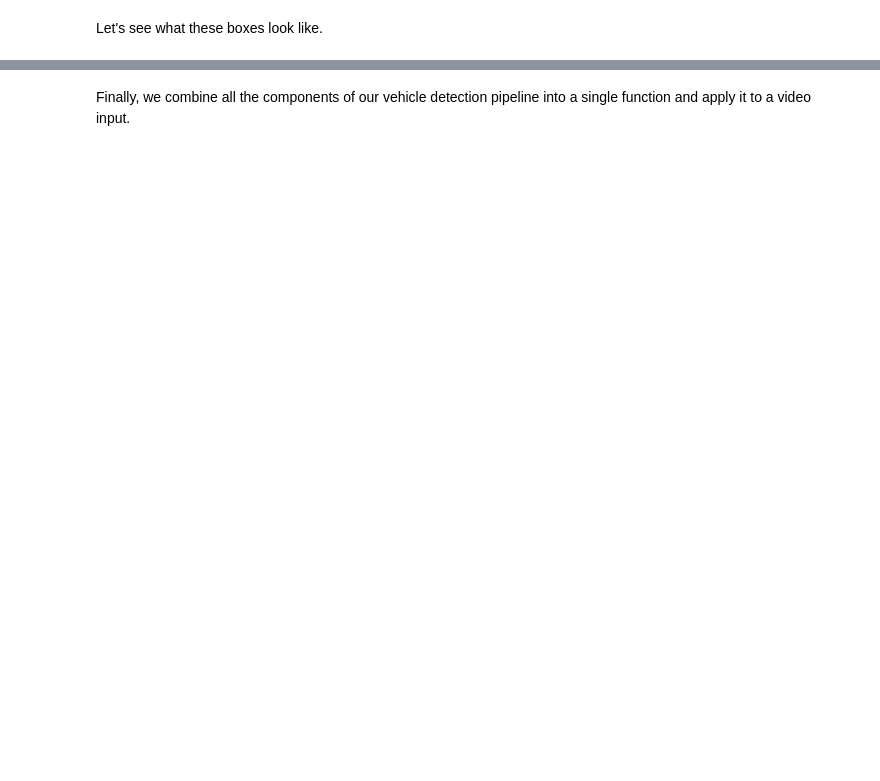
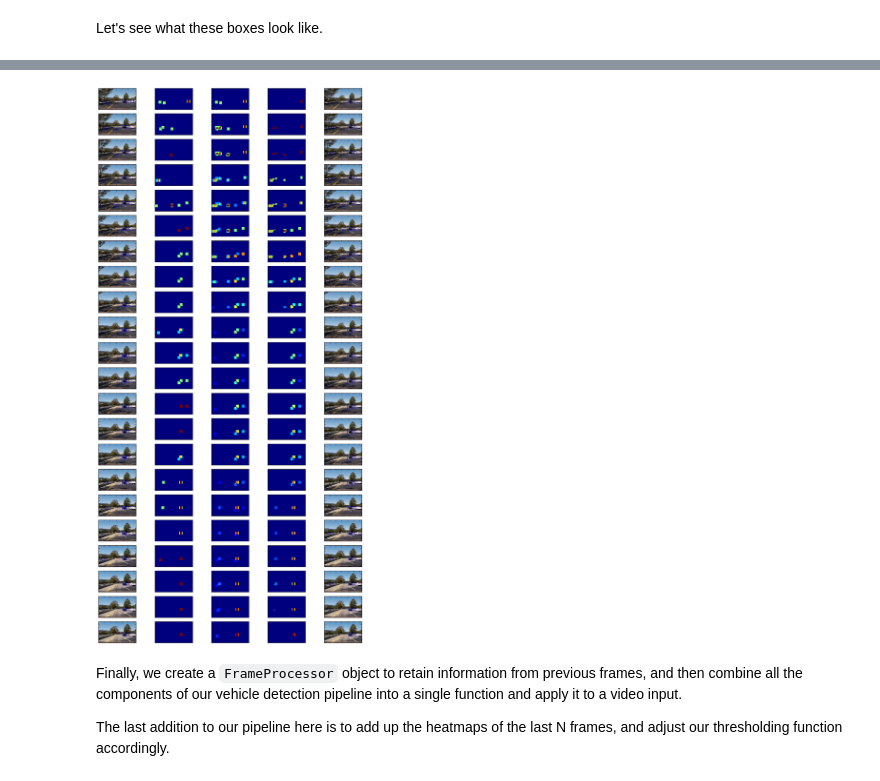
Before and after one commit to kevjwu/CarND-Vehicle-Detection, a Jupyter notebook: Building a Vehicle Detection Pipeline in cv2 and sklearn.ipynb, the cells around one changed output, grey strips where cells are left out. Drawn from its saved outputs; the diff is of its cells as text; code cells hidden in the pictures; blank space fills up the shorter version.

```diff
--- a/Building a Vehicle Detection Pipeline in cv2 and sklearn.ipynb
+++ b/Building a Vehicle Detection Pipeline in cv2 and sklearn.ipynb
@@ -594,2 +618,80 @@ for i in range(len(boxed_imgs)):
+# %%
+# vidcap = cv2.VideoCapture('test_video.mp4')
+# success,image = vidcap.read()
+# count = 0
+# success = True
+# while success:
+#     success,image = vidcap.read()
+#     cv2.imwrite("vid_images/frame%03d.jpg" % count, image)
+#     count += 1
+
+vid_imgs = [mpimg.imread(i) for i in glob.glob('vid_images/*.jpg', recursive=True)][15:]
+# %%
+heatmap = None
+heatarray = []
+
+gs1 = gridspec.GridSpec(len(vid_imgs), 5)
+gs1.update(wspace=0.1, hspace=0.2) # set the spacing between axes.
+plt.figure(figsize=(15,30))
+for i in range(len(vid_imgs)):
+    image = vid_imgs[i]
+    output_img, box_coord = find_cars(image, Y_START, Y_STOP, SCALE, svc, X_scaler,
+                               ORIENT, PIX_PER_CELL, CELL_PER_BLOCK, SPATIAL_SIZE, HIST_BINS,
+                                True, True, True,
+                                HOG_CHANNEL, COLOR_SPACE)
+
+    ax0 = plt.subplot(gs1[i*5])
+    ax0.set_xticklabels([])
+    ax0.set_yticklabels([])
+    plt.imshow(output_img)
+
+    heat = np.zeros_like(output_img[:,:,0]).astype(np.float)
+    heat = add_heat(heat,box_coord)
+
+    ax1 = plt.subplot(gs1[i*5+1])
+    ax1.set_xticklabels([])
+    ax1.set_yticklabels([])
+    plt.imshow(np.clip(heat, 0, 255))
+
+    #if heatmap is None:
+    #    heatmap = heat
+    #else:
+    #    heatmap = np.add(heatmap, heat)
+
+    heatarray.append(heat)
+    #print (len(heatarray))
+    if len(heatarray) > 5:
+        #heatmap = np.subtract(heatmap, heatarray[0])
+        del heatarray[0]
+
+    heatmap = np.zeros_like(output_img[:,:,0]).astype(np.float)
+    for h in heatarray:
+        heatmap = np.add(heatmap, h)
+
+    heatmap = np.clip(heatmap, 0, 255)
+
+    ax2 = plt.subplot(gs1[i*5+2])
+    ax2.set_xticklabels([])
+    ax2.set_yticklabels([])
+    plt.imshow(heatmap)
+
+    filtered_heatmap = apply_threshold(heatmap, THRESHOLD)
+
+    ax3 = plt.subplot(gs1[i*5+3])
+    ax3.set_xticklabels([])
+    ax3.set_yticklabels([])
+    plt.imshow(np.clip(filtered_heatmap, 0, 255))
+
+    labels = label(filtered_heatmap)
+    final_img = draw_labeled_bboxes(image, labels)
+
+    ax4 = plt.subplot(gs1[i*5+4])
+    ax4.set_xticklabels([])
+    ax4.set_yticklabels([])
+    plt.imshow(final_img)
+# %% [output]
+[figure, added]
 # %% [markdown]
-Finally, we combine all the components of our vehicle detection pipeline into a single function and apply it to a video input.
+Finally, we create a `FrameProcessor` object to retain information from previous frames, and then combine all the components of our vehicle detection pipeline into a single function and apply it to a video input.
+
+The last addition to our pipeline here is to add up the heatmaps of the last N frames, and adjust our thresholding function accordingly.
```
Also changed, not shown: parts of 23 cells of this notebook, 10 other files.
